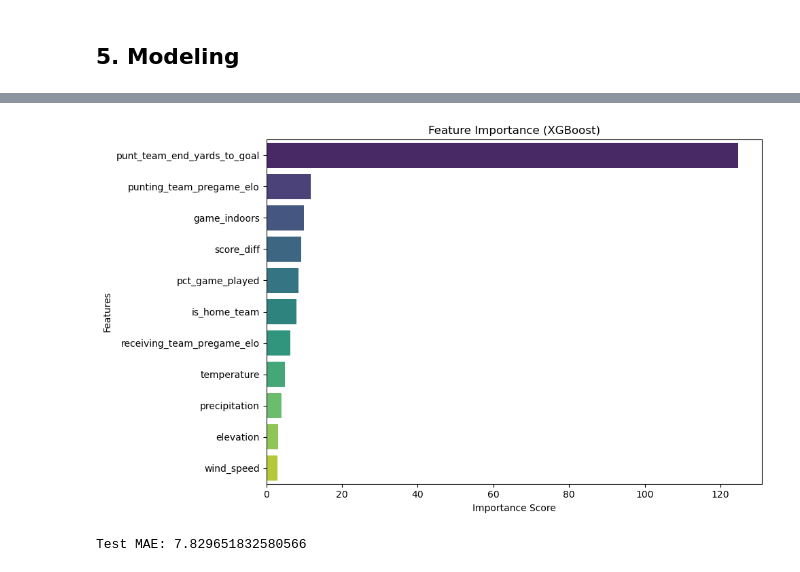
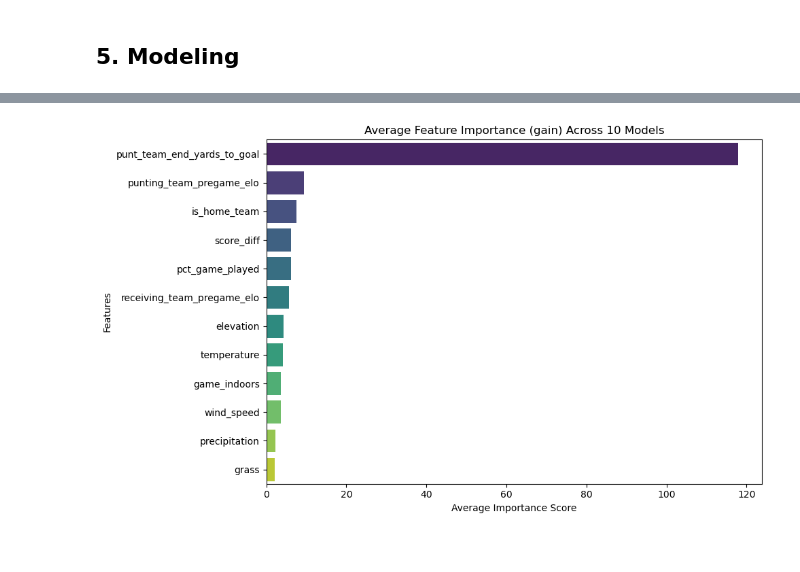
Before and after one commit to lneuendorf/4th-down-models, a Jupyter notebook: notebooks/punt_return_model.ipynb, the cells around one changed output, grey strips where cells are left out. Cells and saved outputs as stored; diff of their text form; code cells hidden in the pictures.

```diff
--- a/notebooks/punt_return_model.ipynb
+++ b/notebooks/punt_return_model.ipynb
@@ -27,7 +27,7 @@ with open('../config.json') as f:
 # %% [markdown]
 ## 1. Load the Data
 # %%
-YEARS = range(2014, 2025)
+YEARS = range(2013, 2025)
 DATA_DIR = '../data'
 # %%
 def convert_to_snake_case(cols):
@@ -318,7 +321,7 @@ Name: count, dtype: int64
 df = df.assign(
     end_drive_pct_game_played = (((df['end_period'] - 1) * 15 * 60) + ((15 * 60) - (df['end_time_minutes'] * 60 + df['end_time_seconds']))) / (4 * 15 * 60),
     start_drive_pct_game_played = (((df['start_period'] - 1) * 15 * 60) + ((15 * 60) - (df['start_time_minutes'] * 60 + df['start_time_seconds']))) / (4 * 15 * 60),
-    score_diff = df['end_offense_score'] - df['end_defense_score'],
+    score_diff = df['start_offense_score'] - df['start_defense_score'],
     is_home_team = np.select([df.neutral_site, df.offense == df.home_team], [0, 1], default=-1),
     offense_division = np.where(df['offense'] == df['home_team'], df['home_division'], df['away_division']),
     defense_division = np.where(df['offense'] == df['home_team'], df['away_division'], df['home_division']),
@@ -564 +566,14 @@ receiving_team_pregame_elo     0
 dtype: int64
+# %%
+model_dir = os.path.join(DATA_DIR, 'models', 'punt_yards_to_goal')
+
+model_files = [f for f in os.listdir(model_dir) if f.endswith('.json')]
+
+models = []
+for model_file in model_files:
+    model_path = os.path.join(model_dir, model_file)
+    model = xgb.Booster()  # Create an empty Booster object
+    model.load_model(model_path)  # Load the model from the json file
+    models.append(model)
+
+print(f"Loaded {len(models)} models from the '{model_dir}' folder.")
@@ -762,39 +696,38 @@ shap.summary_plot(shap_values, train_x)
 # %%
-def plot_feature_importance(model):
-    # Get feature importance scores
-    importance = model.get_score(importance_type="gain")  # weight, gain, cover
+def plot_aggregated_feature_importance(models, importance_type="gain"):
+    total_importance = {}
 
-    # Convert to a DataFrame for easier plotting
+    # Aggregate importances across all models
+    for model in tqdm(models, desc='Calculating Feature Importance'):
+        importance = model.get_score(importance_type=importance_type)
+        for feat, score in importance.items():
+            total_importance[feat] = total_importance.get(feat, 0) + score
+
+    # Average the importance by number of models
+    for feat in total_importance:
+        total_importance[feat] /= len(models)
+
     importance_df = pd.DataFrame({
-        "Feature": list(importance.keys()),
-        "Importance": list(importance.values())
+        "Feature": list(total_importance.keys()),
+        "Importance": list(total_importance.values())
     }).sort_values(by="Importance", ascending=False)
 
-    # Plot the bar chart
     plt.figure(figsize=(10, 6))
     sns.barplot(
         x="Importance",
         y="Feature",
         data=importance_df,
-        palette="viridis",  # Custom color palette
-        hue="Feature",      # Assign `Feature` to `hue`
-        dodge=False         # Avoid splitting bars
+        palette="viridis",
+        hue="Feature",
+        dodge=False
     )
-    plt.title("Feature Importance (XGBoost)")
-    plt.xlabel("Importance Score")
+    plt.title(f"Average Feature Importance ({importance_type}) Across {len(models)} Models")
+    plt.xlabel("Average Importance Score")
     plt.ylabel("Features")
-    plt.legend([], [], frameon=False)  # Remove the legend
+    plt.legend([], [], frameon=False)
     plt.tight_layout()
     plt.show()
 
-# Call the function
-plot_feature_importance(model)
+plot_aggregated_feature_importance(models, importance_type="gain") # gain, weight, cover
 # %% [output]
-[figure, old version]
+[figure, new version]
-# %%
-dtest = xgb.DMatrix(data_test)
-preds = model.predict(dtest)
-mae = mean_absolute_error(target_test, preds)
-print(f"Test MAE: {mae}")
-# %% [output]
-Test MAE: 7.829651832580566
```
Also changed, not shown: parts of 32 cells of this notebook, 1 other file.
